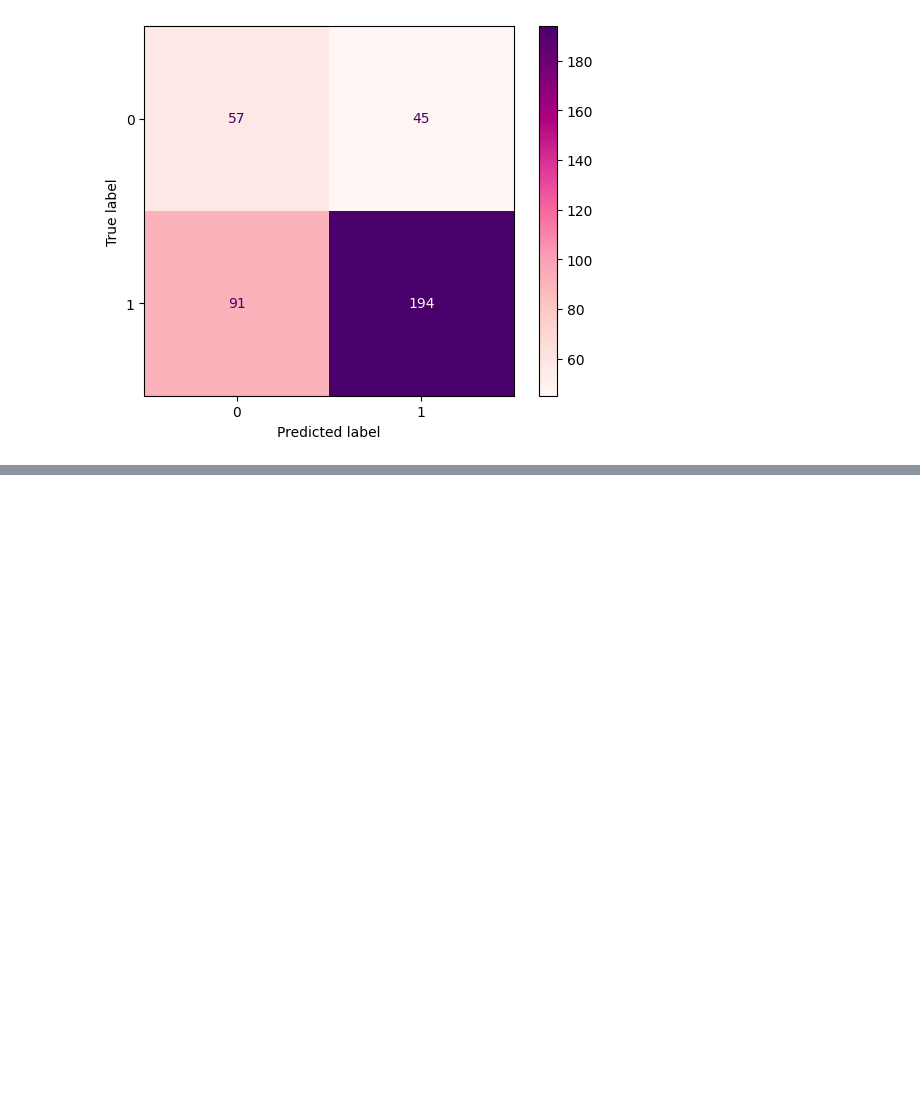
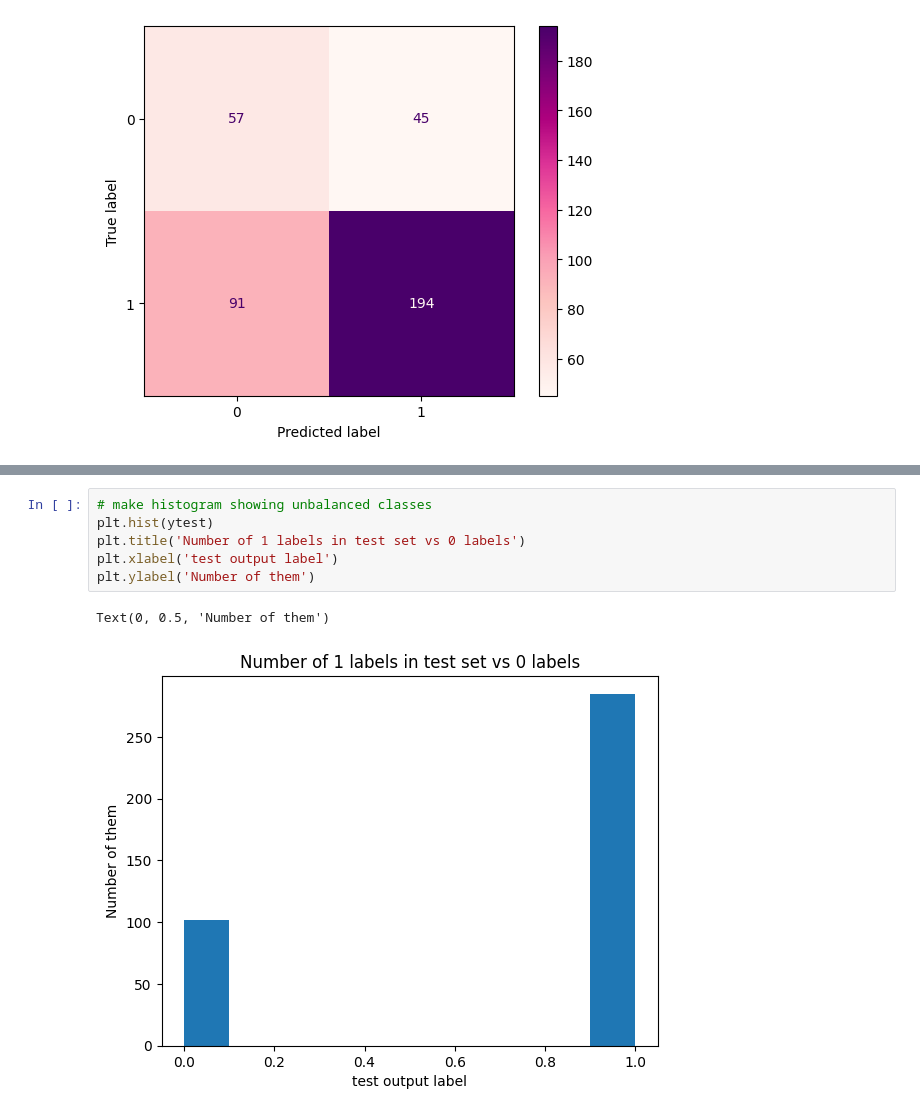
Before and after one commit to aishwaryapb/stock_price_prediction, a Jupyter notebook: model_development/logistic_model.ipynb, the cells around one changed output, grey strips where cells are left out. Saved outputs shown, nothing was run; the diff lists cells and outputs as text; blank space fills up the shorter version.

```diff
--- a/model_development/logistic_model.ipynb
+++ b/model_development/logistic_model.ipynb
@@ -98,0 +133,9 @@ KeyboardInterrupt:
+# %%
+# make histogram showing unbalanced classes
+plt.hist(ytest)
+plt.title('Number of 1 labels in test set vs 0 labels')
+plt.xlabel('test output label')
+plt.ylabel('Number of them')
+# %% [output]
+Text(0, 0.5, 'Number of them')
+[figure, added]
```
Also changed, not shown: parts of 2 cells of this notebook.
